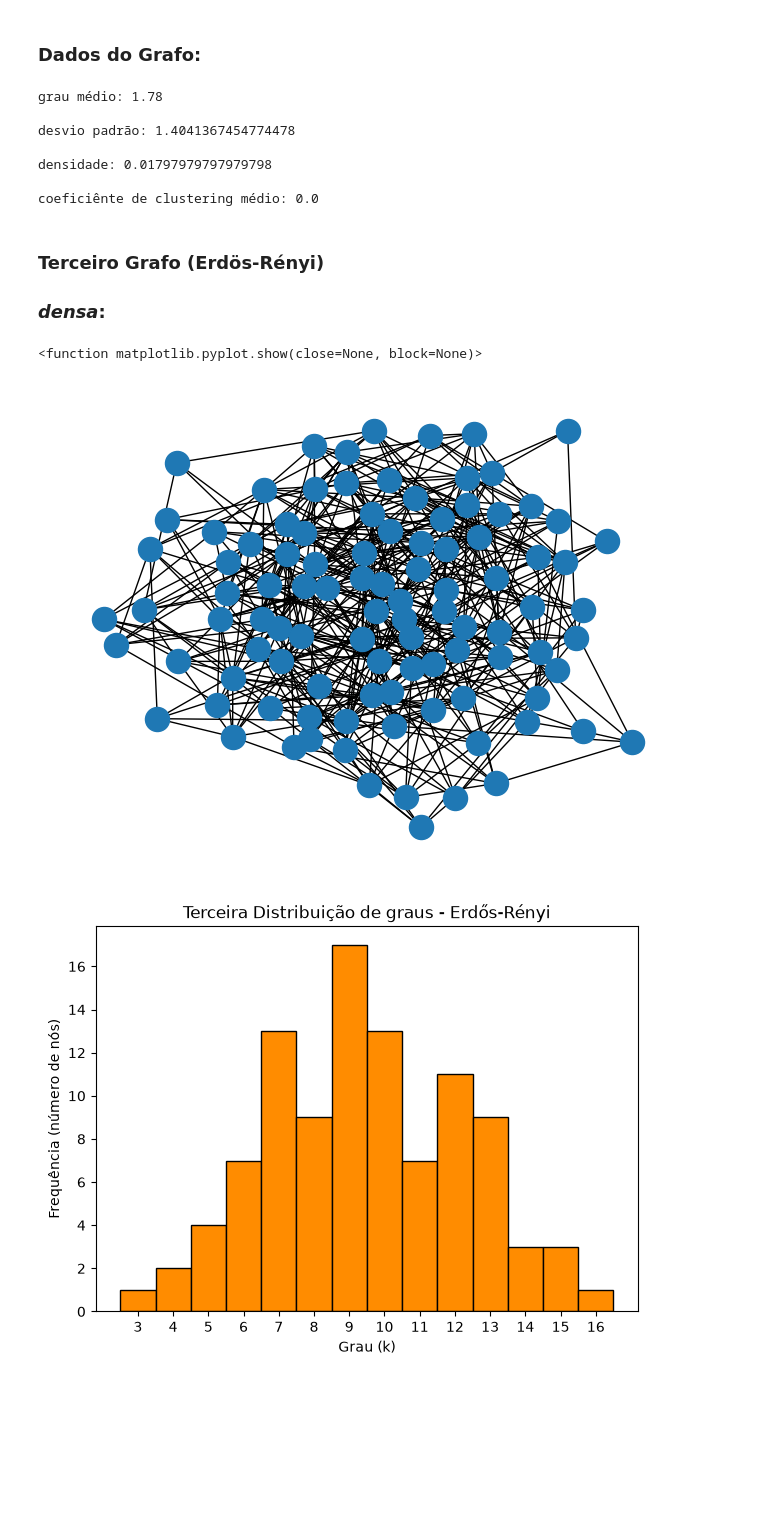
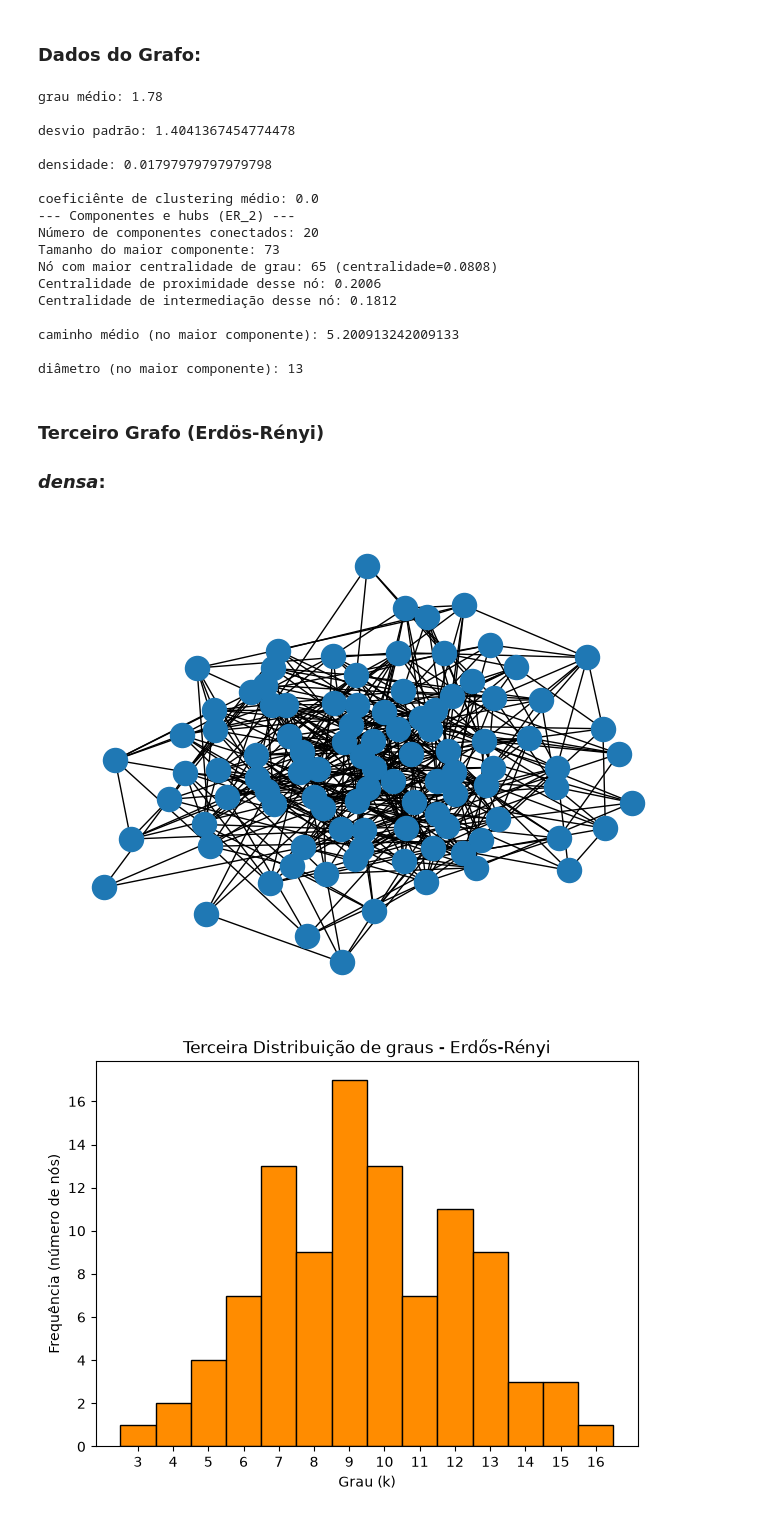
Before and after one commit to davialbuquerquerocha/EMAp.modelagem, a Jupyter notebook: parte1.ipynb, the cells around one changed output. Saved outputs shown, nothing was run; the diff lists cells and outputs as text; code cells hidden in the pictures; blank space fills up the shorter version.

```diff
--- a/parte1.ipynb
+++ b/parte1.ipynb
@@ -111,7 +155,21 @@ print ("\ndensidade:", densidade_er2)
 midcluster_er2 = nx.average_clustering(ER_2)
 print ("\ncoeficiênte de clustering médio:", midcluster_er2)
 
-# O cálculo do caminho médio e do diâmetro estão comentados pois o código dá erro devido ao fato de nem todos os nós estarem conectados.
+# O cálculo do caminho médio e do diâmetro estão comentados pois o
+# código dá erro devido ao fato de nem todos os nós estarem conectados.
+
+n_comp_er2, tam_maior_er2, _, _, _ = calcular_componentes_e_centralidades(ER_2, "ER_2")
+
+# Agora sim: caminho médio e diâmetro calculados SÓ no maior componente,
+# já que a rede ER_2 está fragmentada (não dá pra calcular no grafo inteiro)
+maior_comp_er2 = max(nx.connected_components(ER_2), key=len)
+subgrafo_er2 = ER_2.subgraph(maior_comp_er2)
+
+midway_er2 = nx.average_shortest_path_length(subgrafo_er2)
+print("\ncaminho médio (no maior componente):", midway_er2)
+
+diameter_er2 = nx.diameter(subgrafo_er2)
+print("\ndiâmetro (no maior componente):", diameter_er2)
 # %% [output]
 grau médio: 1.78
 
@@ -120,15 +178,24 @@ desvio padrão: 1.4041367454774478
 densidade: 0.01797979797979798
 
 coeficiênte de clustering médio: 0.0
+--- Componentes e hubs (ER_2) ---
+Número de componentes conectados: 20
+Tamanho do maior componente: 73
+Nó com maior centralidade de grau: 65 (centralidade=0.0808)
+Centralidade de proximidade desse nó: 0.2006
+Centralidade de intermediação desse nó: 0.1812
+
+caminho médio (no maior componente): 5.200913242009133
+
+diâmetro (no maior componente): 13
 # %% [markdown]
 ### **Terceiro Grafo (Erdös-Rényi)**
 ### _densa_:
 # %%
 nx.draw(ER_3)
-plt.show
+plt.show()
 # %% [output]
-<function matplotlib.pyplot.show(close=None, block=None)>
-[figure, old version]
+[figure, new version]
 # %%
 bins = np.arange(min(grau_er3), max(grau_er3) + 2) - 0.5
 
```
Also changed, not shown: parts of 19 cells of this notebook, 1 other file.
